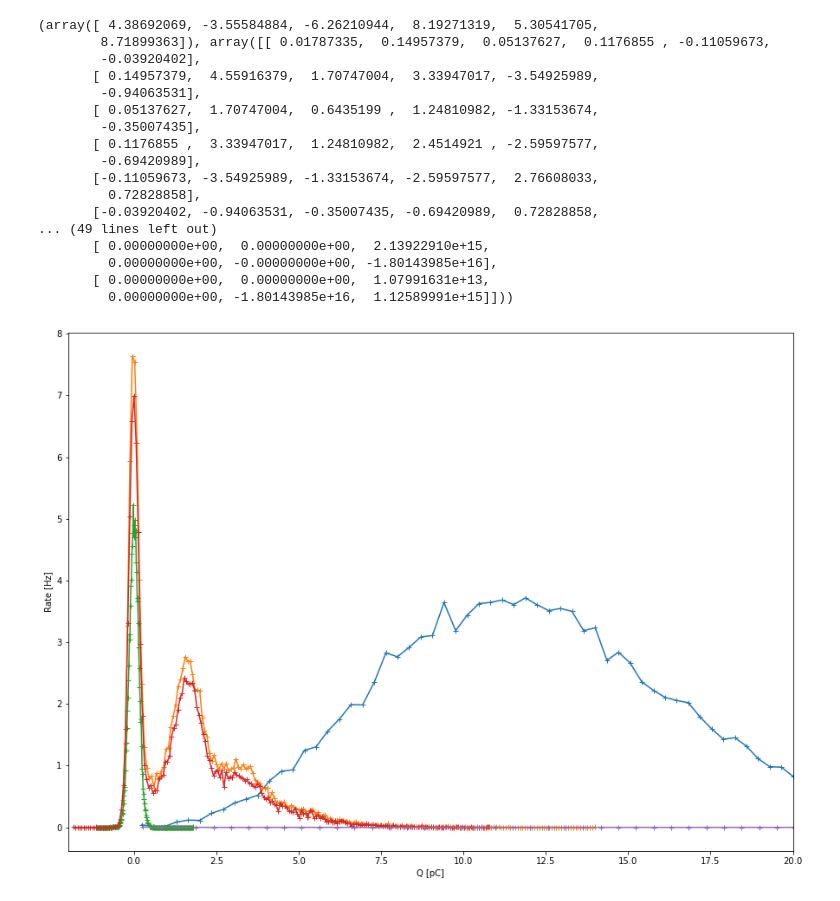
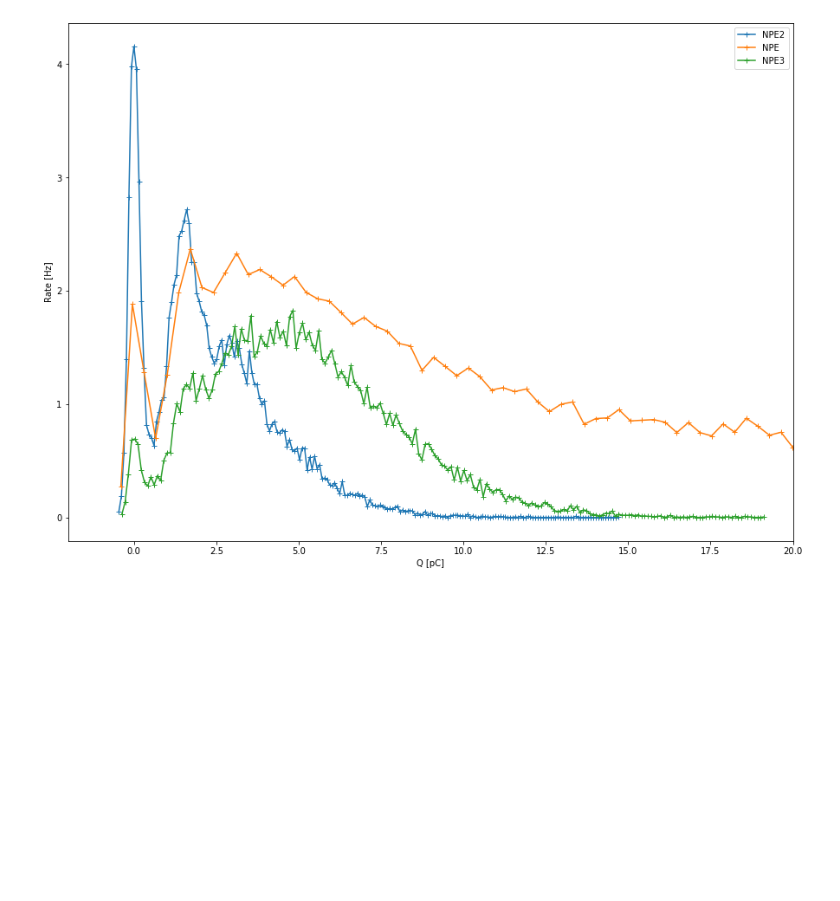
Before and after one commit to PenningLab/DDC10Ana, a Jupyter notebook: ReplacementLin.ipynb, the cells around one changed output. Drawn from its saved outputs; the diff is of its cells as text; code cells hidden in the pictures; blank space fills up the shorter version.

```diff
--- a/ReplacementLin.ipynb
+++ b/ReplacementLin.ipynb
@@ -8,8 +8,9 @@ import Triggered as tr
 import glob
 import os
 # %%
-pmt = "KA0218"
+pmt = "KA0193"
 wdir = '/data/share/'+pmt
 fWaves = [os.path.splitext(iF)[0] for iF in glob.glob('{}/Lin/*.bin'.format(wdir))]
-fWaves
+Gains = np.array([iF.split('/')[-1].split('_')[0] for iF in fWaves])
+fWaves,Gains
 # %% [output]
@@ -38,30 +38,15 @@ QHists = [tr.extRun(iG,30,5,5,qbins=200,plot=True) for iG in fWaves]
 # %%
-for QSPE in QHists:
-    plt.plot(QSPE[1],QSPE[0],marker='+')
-    GFit = tr.fitQ(QSPE,[0,12,1,3,1,1])
+for iQ in range(len(QHists)):
+    plt.plot(QHists[iQ][1],QHists[iQ][0],marker='+',label=Gains[iQ])
+    #break
+    #GFit = tr.fitQ(QSPE,[0,12,1,3,1,1])
     #plt.show()
-    print(GFit)
+    #print(GFit)
 #plt.yscale('log')
 plt.xlim(-2,20)
 plt.xlabel('Q [pC]')
 plt.ylabel('Rate [Hz]')
+plt.legend()
 plt.savefig("SPEnew.png")
 # %% [output]
-(array([ 4.38692069, -3.55584884, -6.26210944,  8.19271319,  5.30541705,
-        8.71899363]), array([[ 0.01787335,  0.14957379,  0.05137627,  0.1176855 , -0.11059673,
-        -0.03920402],
-       [ 0.14957379,  4.55916379,  1.70747004,  3.33947017, -3.54925989,
-        -0.94063531],
-       [ 0.05137627,  1.70747004,  0.6435199 ,  1.24810982, -1.33153674,
-        -0.35007435],
-       [ 0.1176855 ,  3.33947017,  1.24810982,  2.4514921 , -2.59597577,
-        -0.69420989],
-       [-0.11059673, -3.54925989, -1.33153674, -2.59597577,  2.76608033,
-         0.72828858],
-       [-0.03920402, -0.94063531, -0.35007435, -0.69420989,  0.72828858,
-... (49 lines left out)
-       [ 0.00000000e+00,  0.00000000e+00,  2.13922910e+15,
-         0.00000000e+00, -0.00000000e+00, -1.80143985e+16],
-       [ 0.00000000e+00,  0.00000000e+00,  1.07991631e+13,
-         0.00000000e+00, -1.80143985e+16,  1.12589991e+15]]))
-[figure, old version]
+[figure, new version]
```
Also changed, not shown: parts of 2 cells of this notebook, 7 other files.
